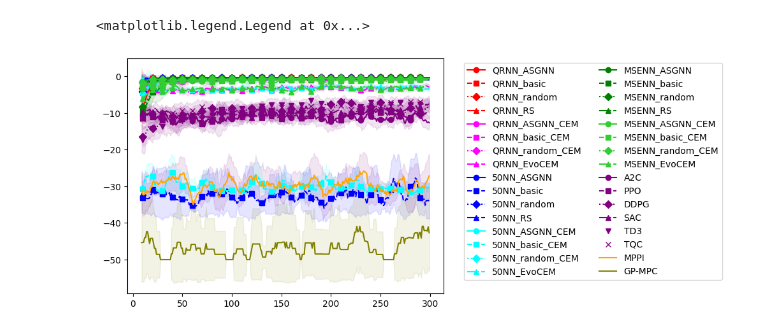
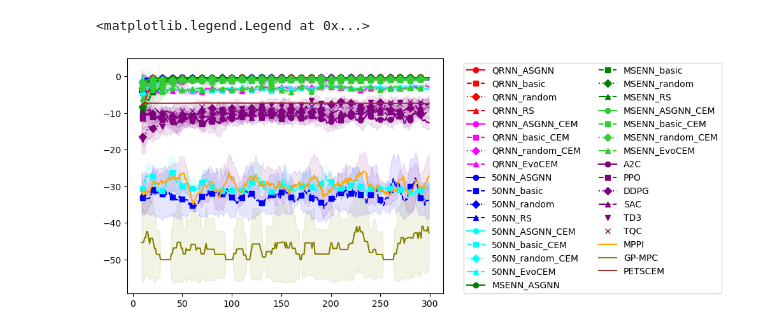
Before and after one commit to nicolasleblanc-poly/QRNN-MPC, a Jupyter notebook: PandaReachDense_analysis.ipynb, the cells around one changed output. Saved outputs shown, nothing was run; the diff lists cells and outputs as text; code cells hidden in the pictures.

```diff
--- a/PandaReachDense_analysis.ipynb
+++ b/PandaReachDense_analysis.ipynb
@@ -335,7 +335,7 @@ Control_methods = {'MPPI': f'C:\\Users\\nicle\\Desktop\\QRNN-MPC\\MPPI\\{prob_Co
     'GPMPC': f'C:\\Users\\nicle\\Desktop\\QRNN-MPC\\GP_MPC\\{prob_Control}_GP-MPC_results.npz',
     # 'iLQR': f'C:\\Users\\nicle\\Desktop\\QRNN-MPC\\ilqr_s\\{prob_RL}_iLQR_results.npz',
     # 'iLQR': f'C:\\Users\\nicle\\Desktop\\QRNN-MPC\\ilqr\\{prob_RL}_iLQR_results.npz',
-    # 'PETSCEM': f'C:\\Users\\nicle\\Desktop\\QRNN-MPC\\sb3\\CartPole_PPO_results.npz',
+    'PETSCEM': f'C:\\Users\\nicle\\Desktop\\QRNN-MPC\\PETS\\{prob}_PETS_CEM_results.npz',
 
     # 'A2C': f'C:\\Users\\nicle\\Desktop\\GPBO-MBRL\\GP-MPC_NL\\PF_MPC_GP_Env\\ParallelOverParticles\\Jan24\\April 4th tests\\QRNN-MPC-main\\QRNN-MPC-main\\Files\\{prob}_A2C_results.npz',
     # # 'DDPG': f'C:\\Users\\nicle\\Desktop\\GPBO-MBRL\\GP-MPC_NL\\PF_MPC_GP_Env\\ParallelOverParticles\\Jan24\\April 4th tests\\QRNN-MPC-main\\QRNN-MPC-main\\Files\\{prob}_DDPG_results.npz',
@@ -348,7 +348,7 @@ Control_methods = {'MPPI': f'C:\\Users\\nicle\\Desktop\\QRNN-MPC\\MPPI\\{prob_Co
 color_MPPI = 'orange'
 color_GPMPC = 'Olive'
 color_iLQR = 'blueviolet'
-# color_PETSCEM = 'brown'
+color_PETSCEM = 'brown'
 
 MPPI_data = np.load(Control_methods['MPPI'])
 mean_returns_MPPI = MPPI_data['mean_rewards'][:300]
@@ -365,41 +365,41 @@ smoothed_mean_GPMPC = pd.Series(mean_returns_GPMPC).rolling(window=window_size).
 smoothed_std_GPMPC = pd.Series(std_returns_GPMPC).rolling(window=window_size).std()
 
 # iLQR_data = np.load(Control_methods['iLQR'])
 # mean_returns_iLQR = iLQR_data['mean_rewards'][:300]
 # std_returns_iLQR = iLQR_data['std_rewards'][:300]
 # # Smooth the data
 # smoothed_mean_iLQR = pd.Series(mean_returns_iLQR).rolling(window=window_size).mean()
 # smoothed_std_iLQR = pd.Series(std_returns_iLQR).rolling(window=window_size).std()
 
-# PETSCEM_data = np.load(Control_methods['PETSCEM'])
-# mean_returns_PETSCEM = PETSCEM_data['mean_rewards'][:300]
-# std_returns_PETSCEM = PETSCEM_data['std_rewards'][:300]
+PETSCEM_data = np.load(Control_methods['PETSCEM'])
+mean_returns_PETSCEM = PETSCEM_data['mean_rewards'][:300]
+std_returns_PETSCEM = PETSCEM_data['std_rewards'][:300]
 # Smooth the data
-# smoothed_mean_PETSCEM = pd.Series(mean_returns_PETSCEM).rolling(window=window_size).mean()
-# smoothed_std_PETSCEM = pd.Series(std_returns_PETSCEM).rolling(window=window_size).std()
+smoothed_mean_PETSCEM = pd.Series(mean_returns_PETSCEM).rolling(window=window_size).mean()
+smoothed_std_PETSCEM = pd.Series(std_returns_PETSCEM).rolling(window=window_size).std()
 
 plt.plot(smoothed_mean_MPPI, label='MPPI', color='orange')
 plt.fill_between(range(len(smoothed_mean_MPPI)),
                  smoothed_mean_MPPI - smoothed_std_MPPI,
                  smoothed_mean_MPPI + smoothed_std_MPPI,
                  color='purple', alpha=0.1)
 plt.plot(smoothed_mean_GPMPC, label='GP-MPC', color=color_GPMPC)
 plt.fill_between(range(len(smoothed_mean_GPMPC)),
                  smoothed_mean_GPMPC - smoothed_std_GPMPC,
                  smoothed_mean_GPMPC + smoothed_std_GPMPC,
                  color=color_GPMPC, alpha=0.1)
 # plt.plot(smoothed_mean_iLQR, label='iLQR', color=color_iLQR)
 # plt.fill_between(range(len(smoothed_mean_iLQR)),
 #                  smoothed_mean_iLQR - smoothed_std_iLQR,
 #                  smoothed_mean_iLQR + smoothed_std_iLQR,
 #                  color=color_iLQR, alpha=0.1)
-# plt.plot(smoothed_mean_PETSCEM, label='PETSCEM', color=color_PETSCEM)
-# plt.fill_between(range(len(smoothed_mean_PETSCEM)),
-#                  smoothed_mean_PETSCEM - smoothed_std_PETSCEM,
-#                  smoothed_mean_PETSCEM + smoothed_std_PETSCEM,
-#                  color=color_PETSCEM, alpha=0.1)
+plt.plot(smoothed_mean_PETSCEM, label='PETSCEM', color=color_PETSCEM)
+plt.fill_between(range(len(smoothed_mean_PETSCEM)),
+                 smoothed_mean_PETSCEM - smoothed_std_PETSCEM,
+                 smoothed_mean_PETSCEM + smoothed_std_PETSCEM,
+                 color=color_PETSCEM, alpha=0.1)
 
 plt.legend(bbox_to_anchor=(1.05, 1), loc='upper left',ncol=2)
 # %% [output]
 <matplotlib.legend.Legend at 0x...>
-[figure, old version]
+[figure, new version]
```
Also changed, not shown: 9 other files.
